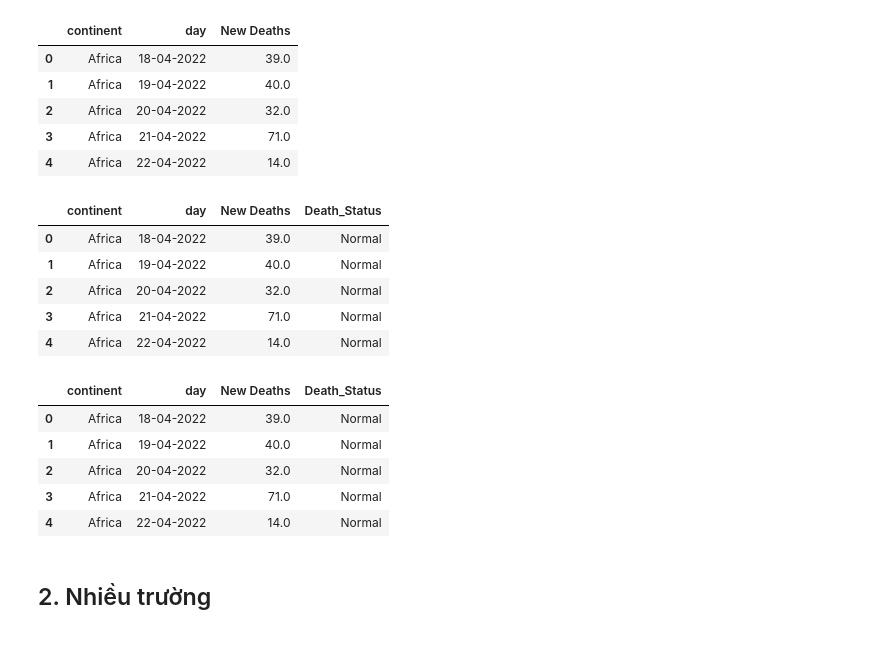
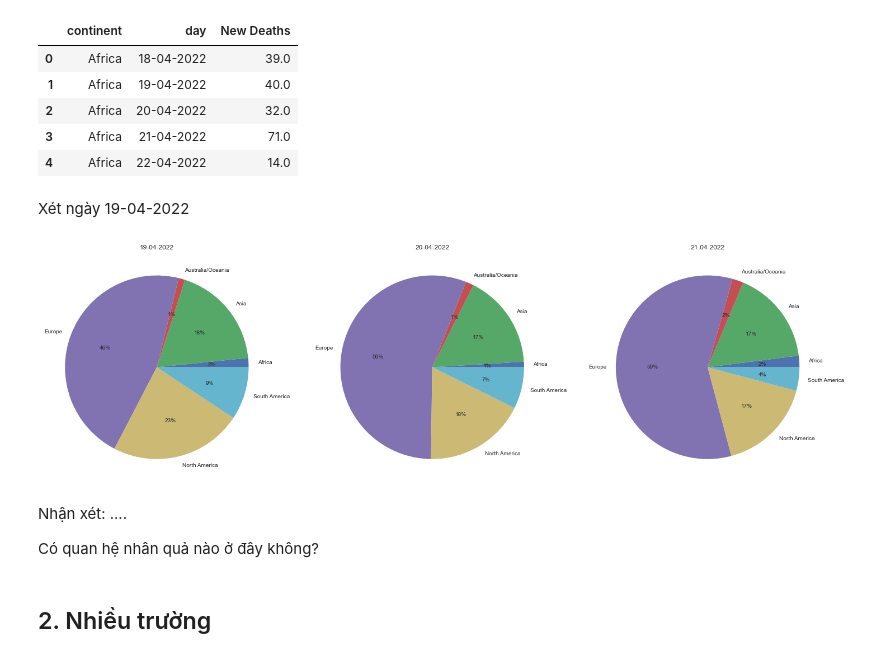
Before and after one commit to LeKiet258/DATA_VIZ_LAB01, a Jupyter notebook: Relationship.ipynb, the cells around one changed output. Saved outputs shown, nothing was run; the diff lists cells and outputs as text; code cells hidden in the pictures.

```diff
--- a/Relationship.ipynb
+++ b/Relationship.ipynb
@@ -206,26 +199,3 @@ df.head()
 | 2 | Africa | 20-04-2022 | 32.0 |
 | 3 | Africa | 21-04-2022 | 71.0 |
 | 4 | Africa | 22-04-2022 | 14.0 |
-# %%
-new_death_mean = df['New Deaths'].mean()
-
-df['Death_Status'] = df['New Deaths'].apply(lambda x: 'Extreme' if x > new_death_mean else 'Normal')
-
-df.head()
-# %% [output]
-|  | continent | day | New Deaths | Death_Status |
-| 0 | Africa | 18-04-2022 | 39.0 | Normal |
-| 1 | Africa | 19-04-2022 | 40.0 | Normal |
-| 2 | Africa | 20-04-2022 | 32.0 | Normal |
-| 3 | Africa | 21-04-2022 | 71.0 | Normal |
-| 4 | Africa | 22-04-2022 | 14.0 | Normal |
-# %%
-new_df = df[df['continent'] == 'Africa']
-new_df.head()
-# %% [output]
-|  | continent | day | New Deaths | Death_Status |
-| 0 | Africa | 18-04-2022 | 39.0 | Normal |
-| 1 | Africa | 19-04-2022 | 40.0 | Normal |
-| 2 | Africa | 20-04-2022 | 32.0 | Normal |
-| 3 | Africa | 21-04-2022 | 71.0 | Normal |
-| 4 | Africa | 22-04-2022 | 14.0 | Normal |
@@ -234,3 +202,25 @@ sns.barplot(x='day', y='')
+# %%
+df = df[df['day'].isin(['19-04-2022', '20-04-2022', '21-04-2022'])]
+df.head()
+# %% [markdown]
+Xét ngày 19-04-2022
+# %%
+plt.figure(figsize=(25, 18))
+
+
+for i, d in enumerate(['19-04-2022', '20-04-2022', '21-04-2022']):
+    plt.subplot(1, 3, i + 1)
+
+    new_df = df[df['day'] == d]
+
+    plt.pie(x=new_df['New Deaths'], labels=new_df['continent'], autopct='%.0f%%');
+    plt.title(d)
+# %% [output]
+[figure, added]
+# %% [markdown]
+Nhận xét: ....<br>
+
+Có quan hệ nhân quả nào ở đây không?
 # %% [markdown]
 ## 2. Nhiều trường
 # %% [markdown]
```
Also changed, not shown: parts of 9 cells of this notebook.
